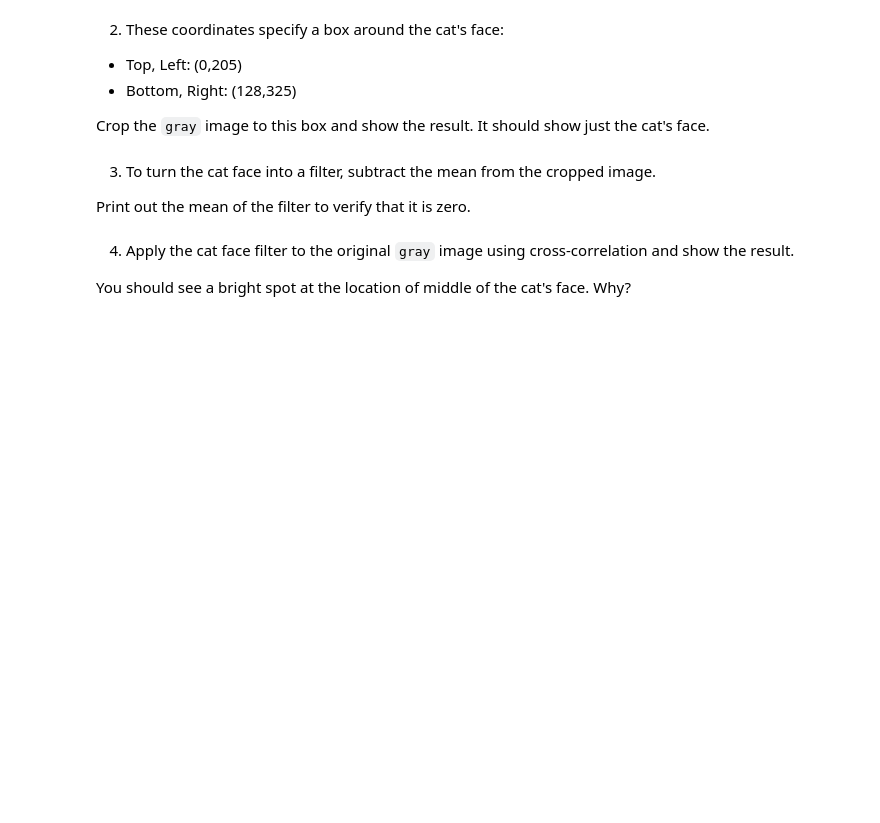
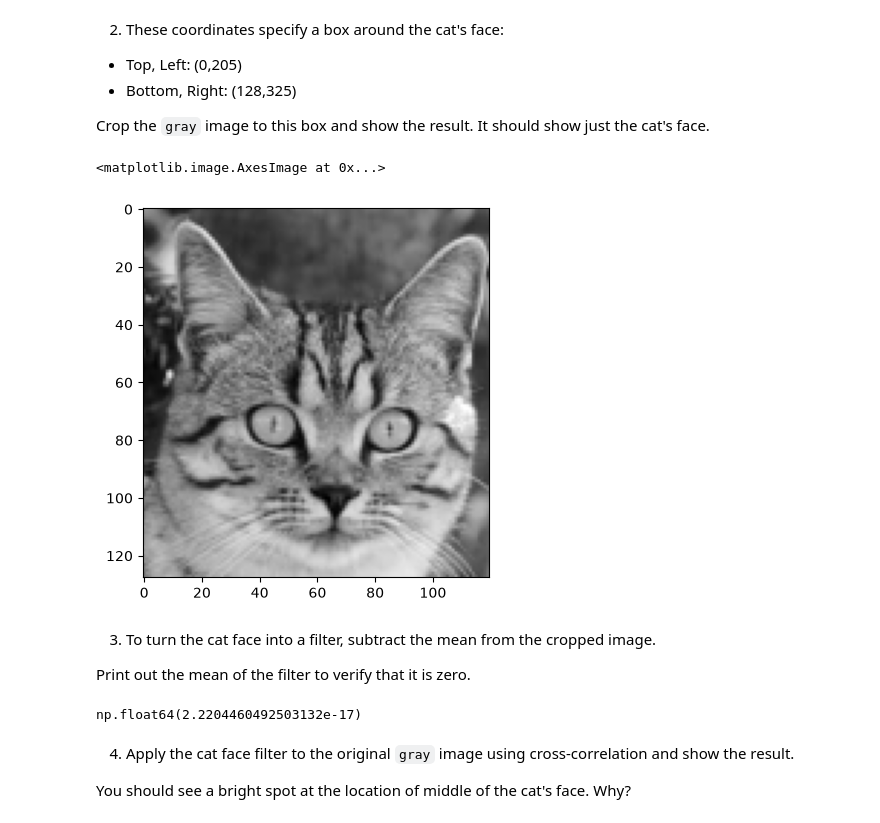
Before and after one commit to otishunt/DATA-4620-Labs, a Jupyter notebook: Labs/Lab_05_01_Convolutions.ipynb, the cells around one changed output. Saved outputs shown, nothing was run; the diff lists cells and outputs as text; code cells hidden in the pictures; blank space fills up the shorter version.

```diff
--- a/Labs/Lab_05_01_Convolutions.ipynb
+++ b/Labs/Lab_05_01_Convolutions.ipynb
@@ -25,13 +31,20 @@ import numpy as np
 
 Crop the `gray` image to this box and show the result.  It should show just the cat's face.
 # %%
-# YOUR CODE GOES HERE
+face = gray[0:128,205:325]
+plt.imshow(face,cmap='gray')
+# %% [output]
+<matplotlib.image.AxesImage at 0x...>
+[figure, added]
 # %% [markdown]
 3. To turn the cat face into a filter, subtract the mean from the cropped image.
 
 Print out the mean of the filter to verify that it is zero.
 # %%
-# YOUR CODE GOES HERE
+filter = face - face.mean()
+filter.mean()
+# %% [output]
+np.float64(2.2204460492503132e-17)
 # %% [markdown]
 4. Apply the cat face filter to the original `gray` image using cross-correlation and show the result.
 
```
Also changed, not shown: parts of 7 cells of this notebook.
